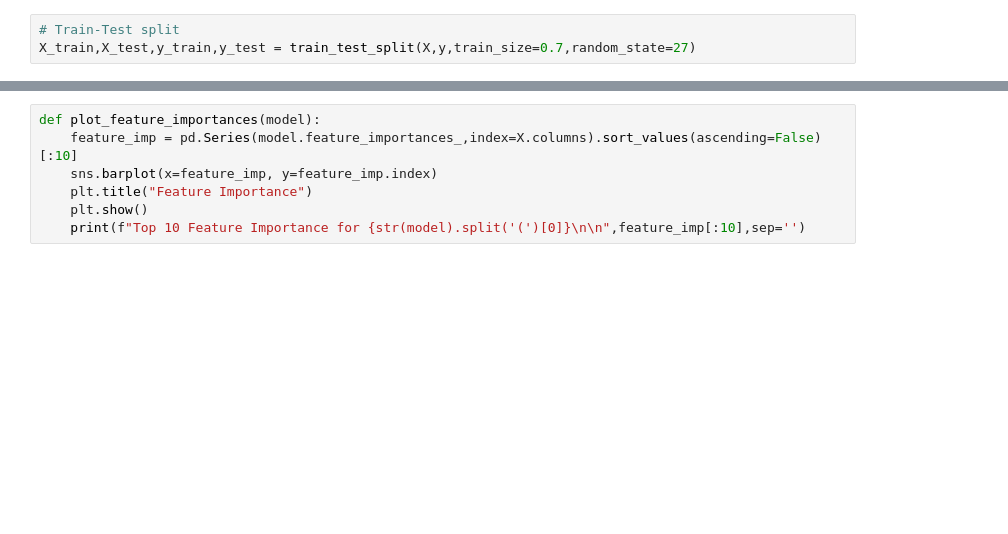
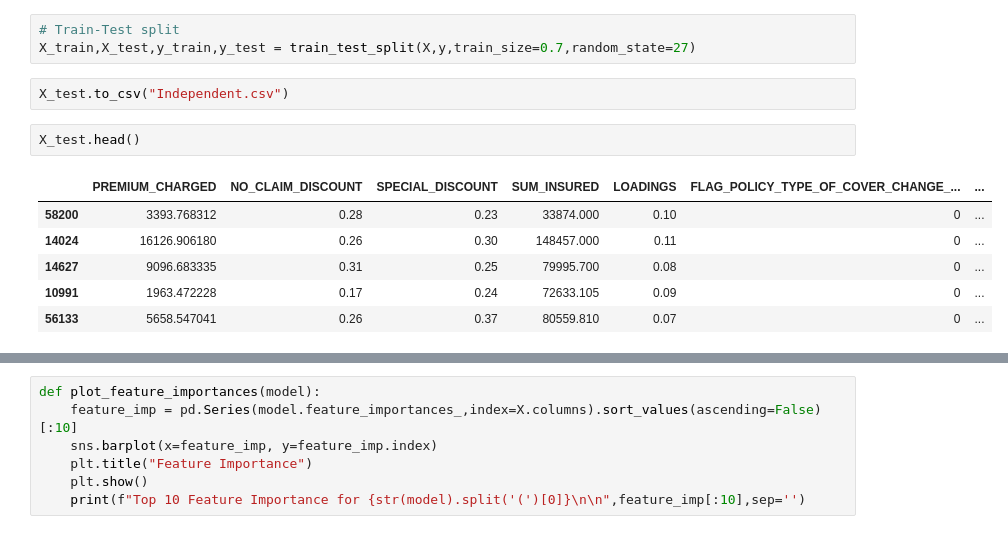
Before and after one commit to SandeepUpadhyaya/New_claimrisk_MLOPS, a Jupyter notebook: New_claimrisk2deploy.ipynb, the cells around one changed output, grey strips where cells are left out. Drawn from its saved outputs; the diff is of its cells as text; blank space fills up the shorter version.

```diff
--- a/New_claimrisk2deploy.ipynb
+++ b/New_claimrisk2deploy.ipynb
@@ -69,3 +69,14 @@ y = df['HAS_CLAIMED_IN_NEXT_12_MONTHS']
 # %%
 # Train-Test split
 X_train,X_test,y_train,y_test = train_test_split(X,y,train_size=0.7,random_state=27)
+# %%
+X_test.to_csv("Independent.csv")
+# %%
+X_test.head()
+# %% [output]
+|  | PREMIUM_CHARGED | NO_CLAIM_DISCOUNT | SPECIAL_DISCOUNT | SUM_INSURED | LOADINGS | FLAG_POLICY_TYPE_OF_COVER_CHANGE_... | ... |
+| 58200 | 3393.768312 | 0.28 | 0.23 | 33874.000 | 0.10 | 0 | ... |
+| 14024 | 16126.906180 | 0.26 | 0.30 | 148457.000 | 0.11 | 0 | ... |
+| 14627 | 9096.683335 | 0.31 | 0.25 | 79995.700 | 0.08 | 0 | ... |
+| 10991 | 1963.472228 | 0.17 | 0.24 | 72633.105 | 0.09 | 0 | ... |
+| 56133 | 5658.547041 | 0.26 | 0.37 | 80559.810 | 0.07 | 0 | ... |
```
Also changed, not shown: parts of 5 cells of this notebook, 29 other files.
